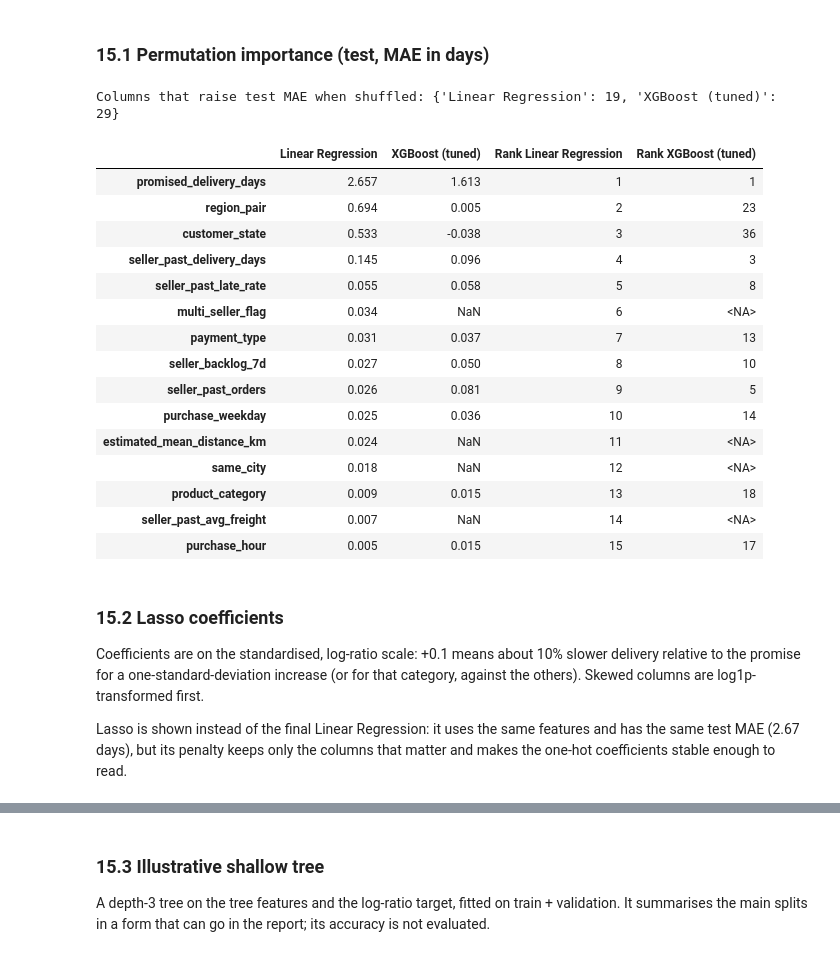
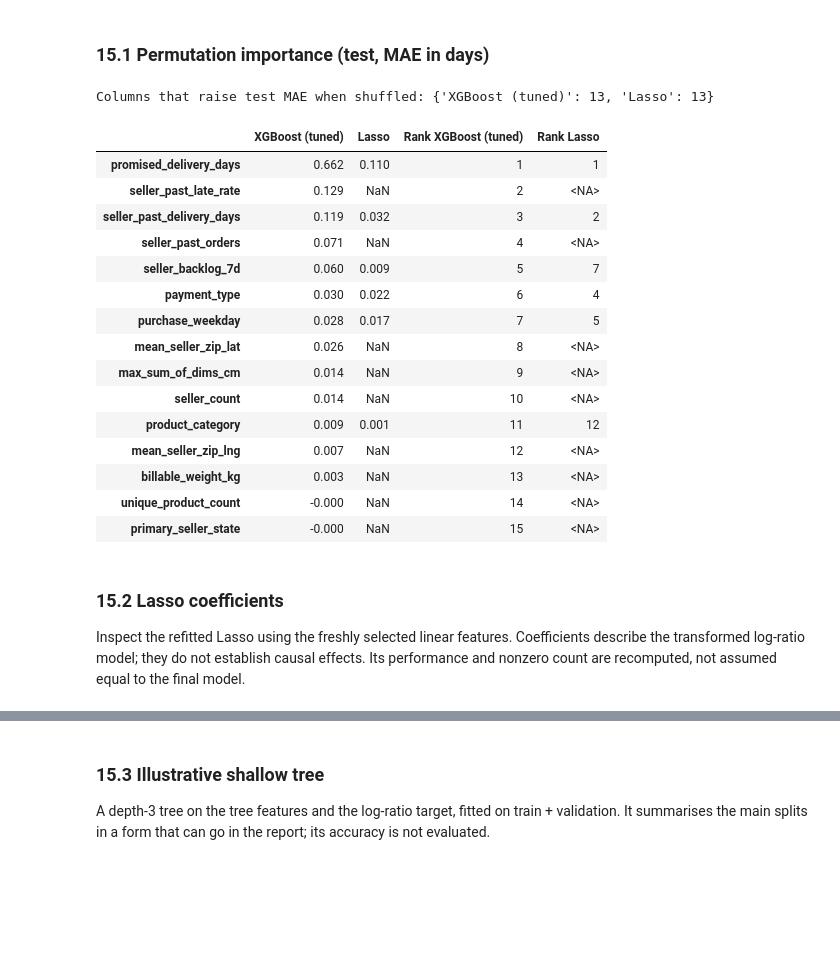
Before and after one commit to zhuamnq/Team2_IT5006_Ecommerce_Analytics_AY2627Sem1, a Jupyter notebook: notebooks/05_regression_delivery_time.ipynb, the cells around one changed output, grey strips where cells are left out. Cells and saved outputs as stored; diff of their text form; code cells hidden in the pictures; blank space fills up the shorter version.

```diff
--- a/notebooks/05_regression_delivery_time.ipynb
+++ b/notebooks/05_regression_delivery_time.ipynb
@@ -187,7 +199,7 @@ xgboost_model = Pipeline([
     ("model", XGBRegressor(
         objective="reg:squarederror",
         random_state=RANDOM_STATE,
-        n_jobs=-1,
+        n_jobs=4,
     )),
 ])
 # %% [markdown]
@@ -425,7 +447,7 @@ Best parameters: {'model__n_estimators': 200, 'model__min_samples_leaf': 5, 'mod
 
 Randomised search over 25 candidates. `learning_rate` and `n_estimators` trade off together (a smaller step needs more trees); `max_depth` and `min_child_weight` limit tree complexity; `subsample` and `colsample_bytree` fit each tree on a random share of rows and columns, which reduces overfitting.
 # %%
-xgboost_search = RandomizedSearchCV(
+xgboost_search = safe_search(
     xgboost_model,
     {
         "model__learning_rate": [0.01, 0.03, 0.05, 0.1],
@@ -436,11 +458,8 @@ xgboost_search = RandomizedSearchCV(
         "model__colsample_bytree": [0.5, 0.7, 1.0],
     },
     n_iter=25,
-    scoring=mae_days,
-    cv=cv_folds,
-    random_state=RANDOM_STATE,
-    refit=False,
-).fit(X_train_tree, y_train_ratio)
+    columns=tree_features,
+)
 
 best_params["XGBoost"] = xgboost_search.best_params_
 print("Best parameters:", xgboost_search.best_params_)
@@ -473,7 +493,7 @@ tuned_models = {
     ),
 }
 
-cv_results_tuned = evaluate_time_series_cv(tuned_models, train_df, cv_folds)
+cv_results_tuned = evaluate_time_series_cv(tuned_models, cv_data)
 cv_results_all = pd.concat([cv_results, cv_results_tuned], ignore_index=True)
 # %% [markdown]
 ### 9.2 Compare Untuned vs Tuned Models
@@ -730,18 +738,18 @@ All models in the section 10 table are refitted and scored on test so the train
 # %%
-final_df = load_feature_table("regression", history_splits=("train", "validation"))
-final_df["order_purchase_timestamp"] = pd.to_datetime(final_df["order_purchase_timestamp"])
-final_df["target_log_ratio"] = np.log(
-    final_df["delivery_days"] / final_df["promised_delivery_days"]
-)
-final_df = final_df.sort_values("order_purchase_timestamp").reset_index(drop=True)
-
-refit_df = final_df[final_df["split"].isin(["train", "validation"])].copy()
+final_df = load_feature_table("regression", history_splits=("train", "validation"), history_cutoff=TEST_CUTOFF)
+final_df["target_log_ratio"] = np.log(final_df["delivery_days"] / final_df["promised_delivery_days"])
+final_df = final_df.sort_values(["order_purchase_timestamp", "order_id"]).reset_index(drop=True)
+refit_candidates = final_df[final_df["split"].isin(["train", "validation"])].copy()
+refit_df = mature_training_rows(final_df, TEST_CUTOFF, splits=("train", "validation"))
 final_test_df = final_df[final_df["split"] == "test"].copy()
-
-assert len(refit_df) == len(train_df) + len(val_df)
-assert set(final_test_df["order_id"]) == set(test_df["order_id"])
-assert refit_df["order_purchase_timestamp"].max() <= final_test_df["order_purchase_timestamp"].min()
-
+assert set(final_test_df.order_id) == set(test_df.order_id)
+refit_audit = training_audit(refit_candidates, refit_df, final_test_df, TEST_CUTOFF, "Train + Validation -> Test")
+display(pd.DataFrame([refit_audit]))
+previously_immature = set(train_cohort.order_id) - set(train_df.order_id)
+readmitted = refit_df[refit_df.order_id.isin(previously_immature)]
+assert set(readmitted.order_id) == set(train_cohort.loc[
+    train_cohort[DELIVERY_TIME].ge(VALIDATION_CUTOFF) & train_cohort[DELIVERY_TIME].lt(TEST_CUTOFF), "order_id"])
+print("Previously immature Train orders readmitted:", len(readmitted))
 fitted_final = {
     name: clone(model).fit(refit_df[columns], refit_df["target_log_ratio"])
     for name, (model, columns) in evaluation_models.items()
@@ -993,57 +999,55 @@ def permutation_table(name, n_repeats=5):
     result = permutation_importance(
         fitted_final[name],
         final_test_df[columns],
-        final_test_df["target_log_ratio"],
+        final_test_df["delivery_days"],
         scoring=mae_days,
         n_repeats=n_repeats,
         random_state=RANDOM_STATE,
         n_jobs=-1,
     )
     return pd.DataFrame({
         "MAE increase (days)": result.importances_mean,
         "SD": result.importances_std,
     }, index=columns)
 
 
 importance = {name: permutation_table(name) for name in [final_model_name, alternative_model_name]}
 
 importance_comparison = pd.concat(
     {name: table["MAE increase (days)"] for name, table in importance.items()}, axis=1
 )
 for name in importance:
     importance_comparison[f"Rank {name}"] = (
         importance_comparison[name].rank(ascending=False, method="min").astype("Int64")
     )
 importance_comparison = importance_comparison.sort_values(final_model_name, ascending=False)
 # Blank: the column is not among that model's selected features
 
 print("Columns that raise test MAE when shuffled:",
       {name: int((table["MAE increase (days)"] > 0).sum()) for name, table in importance.items()})
 display(importance_comparison.head(15).round(3))
 # %% [output]
-Columns that raise test MAE when shuffled: {'Linear Regression': 19, 'XGBoost (tuned)': 29}
+Columns that raise test MAE when shuffled: {'XGBoost (tuned)': 13, 'Lasso': 13}
-|  | Linear Regression | XGBoost (tuned) | Rank Linear Regression | Rank XGBoost (tuned) |
-| promised_delivery_days | 2.657 | 1.613 | 1 | 1 |
-| region_pair | 0.694 | 0.005 | 2 | 23 |
-| customer_state | 0.533 | -0.038 | 3 | 36 |
-| seller_past_delivery_days | 0.145 | 0.096 | 4 | 3 |
-| seller_past_late_rate | 0.055 | 0.058 | 5 | 8 |
-| multi_seller_flag | 0.034 | NaN | 6 | <NA> |
-| payment_type | 0.031 | 0.037 | 7 | 13 |
-| seller_backlog_7d | 0.027 | 0.050 | 8 | 10 |
-| seller_past_orders | 0.026 | 0.081 | 9 | 5 |
-| purchase_weekday | 0.025 | 0.036 | 10 | 14 |
-| estimated_mean_distance_km | 0.024 | NaN | 11 | <NA> |
-| same_city | 0.018 | NaN | 12 | <NA> |
-| product_category | 0.009 | 0.015 | 13 | 18 |
-| seller_past_avg_freight | 0.007 | NaN | 14 | <NA> |
-| purchase_hour | 0.005 | 0.015 | 15 | 17 |
+|  | XGBoost (tuned) | Lasso | Rank XGBoost (tuned) | Rank Lasso |
+| promised_delivery_days | 0.662 | 0.110 | 1 | 1 |
+| seller_past_late_rate | 0.129 | NaN | 2 | <NA> |
+| seller_past_delivery_days | 0.119 | 0.032 | 3 | 2 |
+| seller_past_orders | 0.071 | NaN | 4 | <NA> |
+| seller_backlog_7d | 0.060 | 0.009 | 5 | 7 |
+| payment_type | 0.030 | 0.022 | 6 | 4 |
+| purchase_weekday | 0.028 | 0.017 | 7 | 5 |
+| mean_seller_zip_lat | 0.026 | NaN | 8 | <NA> |
+| max_sum_of_dims_cm | 0.014 | NaN | 9 | <NA> |
+| seller_count | 0.014 | NaN | 10 | <NA> |
+| product_category | 0.009 | 0.001 | 11 | 12 |
+| mean_seller_zip_lng | 0.007 | NaN | 12 | <NA> |
+| billable_weight_kg | 0.003 | NaN | 13 | <NA> |
+| unique_product_count | -0.000 | NaN | 14 | <NA> |
+| primary_seller_state | -0.000 | NaN | 15 | <NA> |
 # %% [markdown]
 ### 15.2 Lasso coefficients
 
-Coefficients are on the standardised, log-ratio scale: +0.1 means about 10% slower delivery relative to the promise for a one-standard-deviation increase (or for that category, against the others). Skewed columns are log1p-transformed first.
-
-Lasso is shown instead of the final Linear Regression: it uses the same features and has the same test MAE (2.67 days), but its penalty keeps only the columns that matter and makes the one-hot coefficients stable enough to read.
+Inspect the refitted Lasso using the freshly selected linear features. Coefficients describe the transformed log-ratio model; they do not establish causal effects. Its performance and nonzero count are recomputed, not assumed equal to the final model.
 # %%
 from src.features import output_sources
 
```
Also changed, not shown: parts of 43 cells of this notebook, 1 other file.
